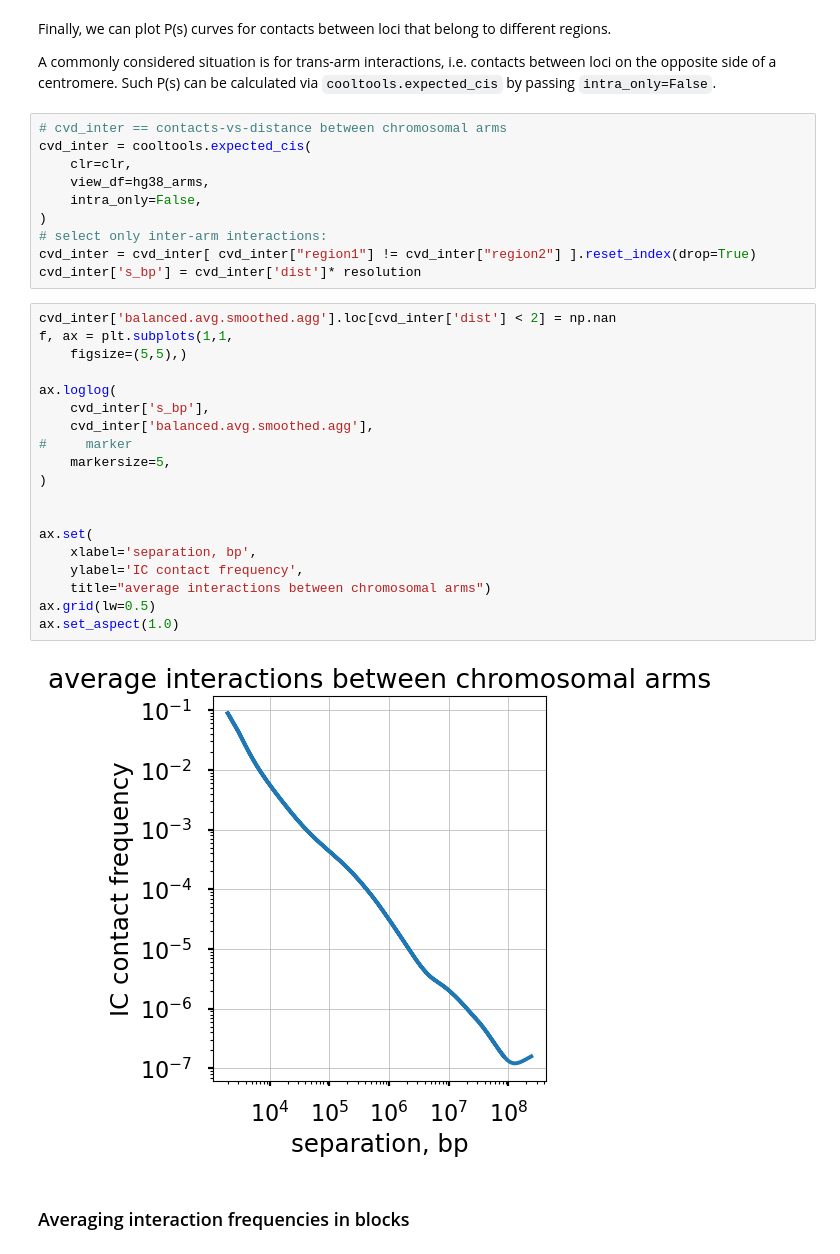
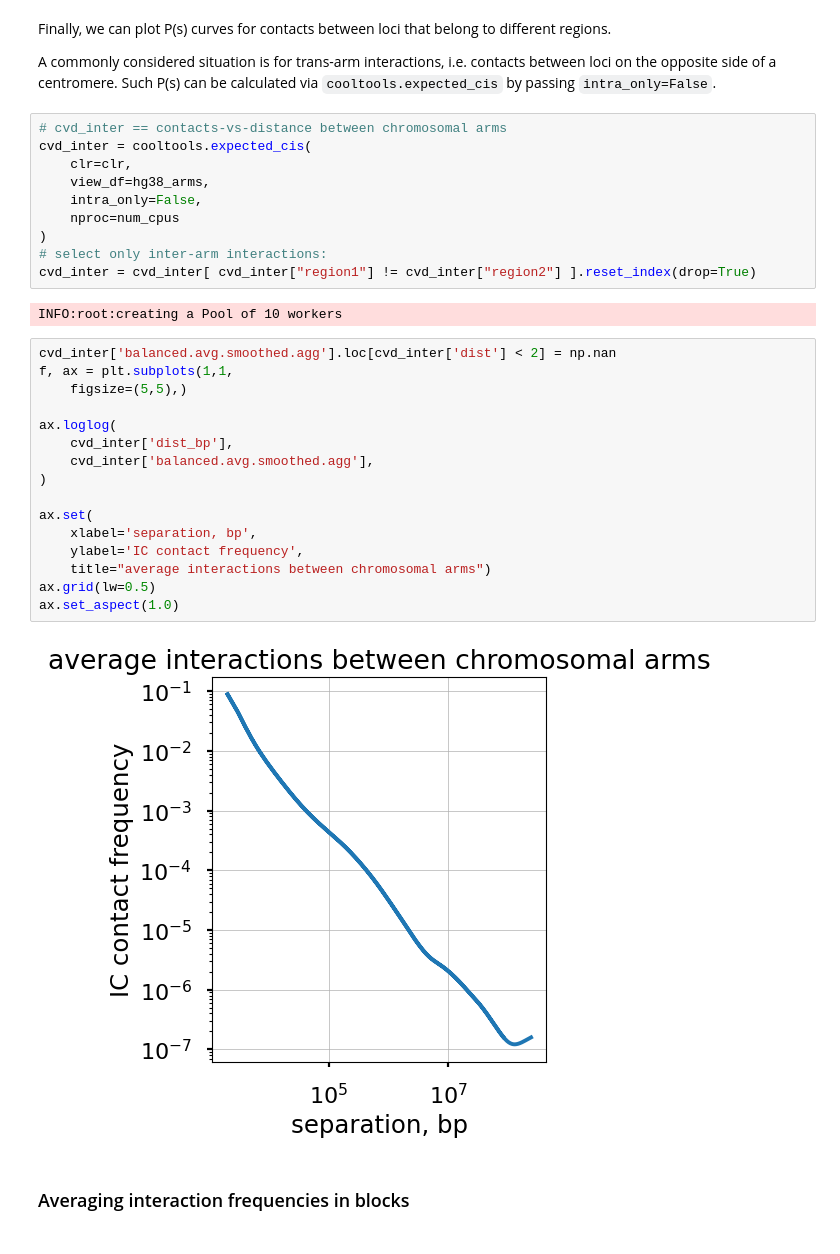
Before and after one commit to open2c/open2c_examples, a Jupyter notebook: contacts_vs_distance.ipynb, the cells around one changed output. Drawn from its saved outputs; the diff is of its cells as text.

```diff
--- a/contacts_vs_distance.ipynb
+++ b/contacts_vs_distance.ipynb
@@ -274,31 +277,30 @@ cvd_inter = cooltools.expected_cis(
     clr=clr,
     view_df=hg38_arms,
     intra_only=False,
+    nproc=num_cpus
 )
 # select only inter-arm interactions:
 cvd_inter = cvd_inter[ cvd_inter["region1"] != cvd_inter["region2"] ].reset_index(drop=True)
-cvd_inter['s_bp'] = cvd_inter['dist']* resolution
+# %% [output]
+INFO:root:creating a Pool of 10 workers
 # %%
 cvd_inter['balanced.avg.smoothed.agg'].loc[cvd_inter['dist'] < 2] = np.nan
 f, ax = plt.subplots(1,1,
     figsize=(5,5),)
 
 ax.loglog(
-    cvd_inter['s_bp'],
+    cvd_inter['dist_bp'],
     cvd_inter['balanced.avg.smoothed.agg'],
-#     marker
-    markersize=5,
 )
-
 
 ax.set(
     xlabel='separation, bp',
     ylabel='IC contact frequency',
     title="average interactions between chromosomal arms")
 ax.grid(lw=0.5)
 ax.set_aspect(1.0)
 # %% [output]
-[figure, old version]
+[figure, new version]
 # %% [markdown]
 ### Averaging interaction frequencies in blocks
 # %% [markdown]
```
Also changed, not shown: parts of 22 cells of this notebook, 1 other file.
